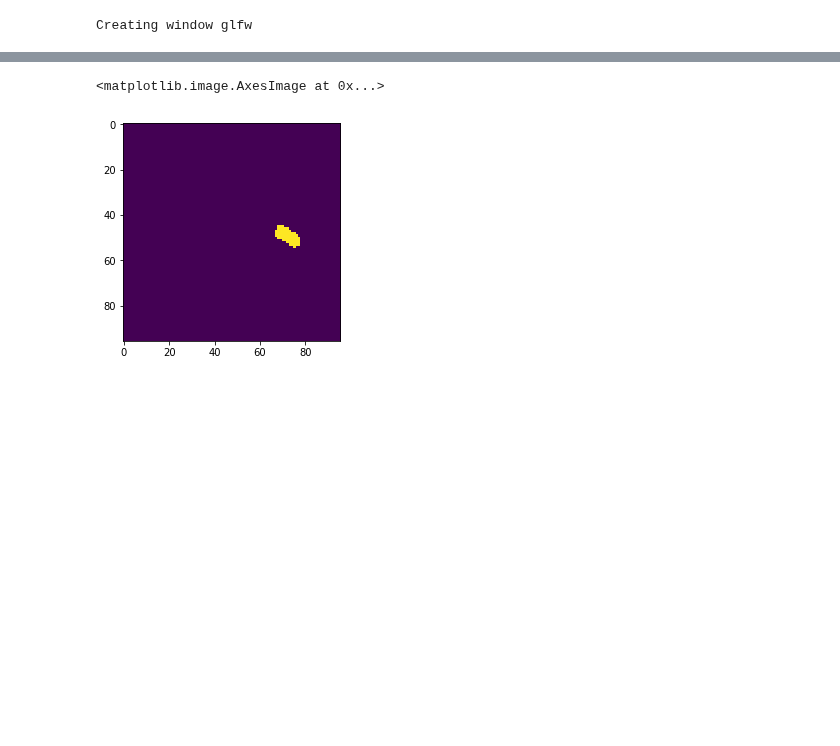
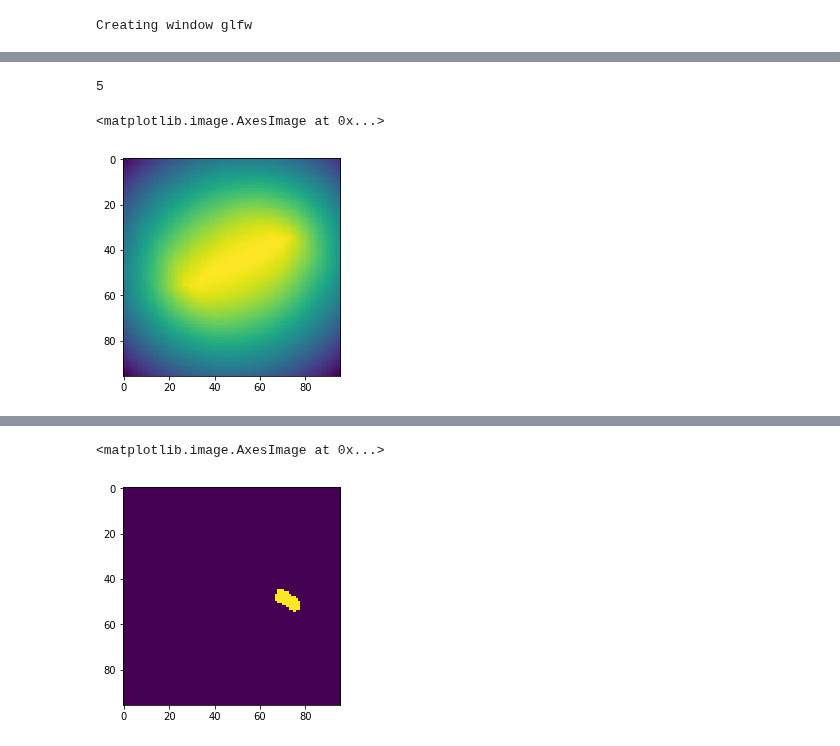
Before and after one commit to hogunkee/ur5_manipulation, a Jupyter notebook: object_wise/dqn/debugging.ipynb, the cells around one changed output, grey strips where cells are left out. Drawn from its saved outputs; the diff is of its cells as text; code cells hidden in the pictures; blank space fills up the shorter version.

```diff
--- a/object_wise/dqn/debugging.ipynb
+++ b/object_wise/dqn/debugging.ipynb
@@ -46,0 +57,9 @@ masks, feature = sdf.get_ucn_masks(state_img[0], None, 'HWC')
+# %%
+len(sdfs)
+# %% [output]
+5
+# %%
+plt.imshow(sdf_others.reshape(96,96))
+# %% [output]
+<matplotlib.image.AxesImage at 0x...>
+[figure, added]
```
Also changed, not shown: parts of 13 cells of this notebook, 1 other file.
